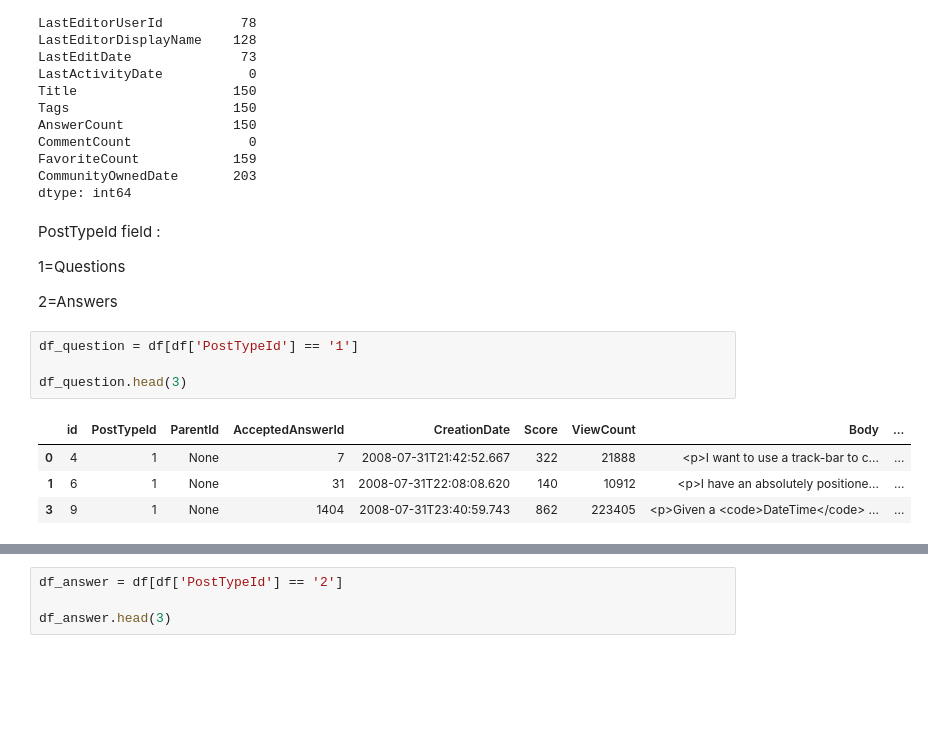
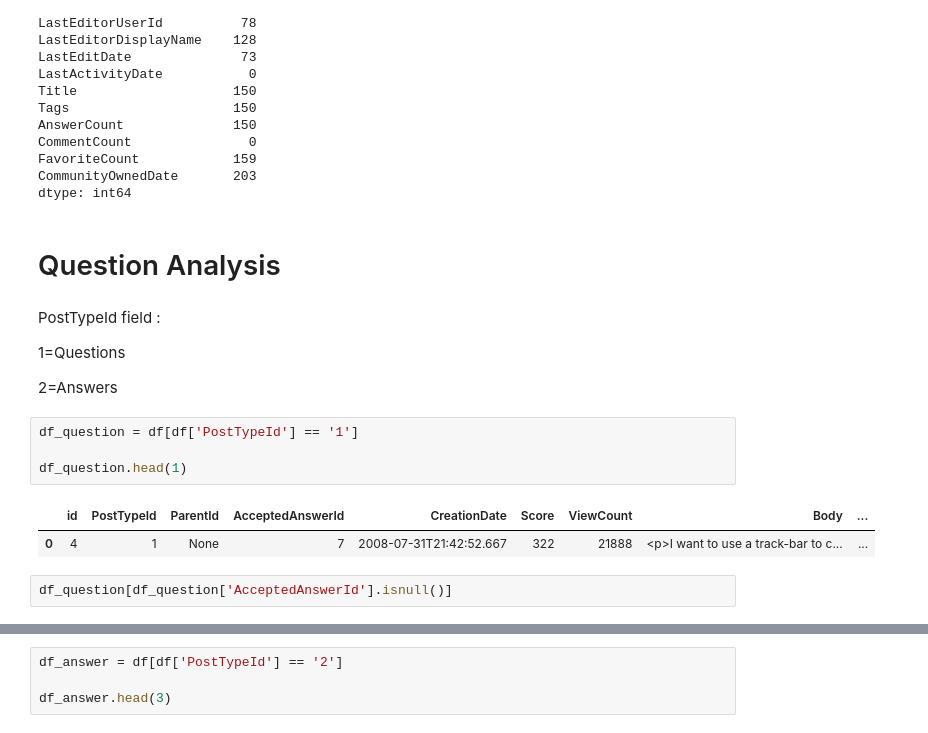
Before and after one commit to mostafa-ja/Data-Mining-fall-2023, a Jupyter notebook: Data_Mining1.ipynb, the cells around one changed output, grey strips where cells are left out. Drawn from its saved outputs; the diff is of its cells as text; blank space fills up the shorter version.

```diff
--- a/Data_Mining1.ipynb
+++ b/Data_Mining1.ipynb
@@ -191,6 +212,8 @@ CommentCount               0
 FavoriteCount            159
 CommunityOwnedDate       203
 dtype: int64
+# %% [markdown]
+# Question Analysis
 # %% [markdown]
 PostTypeId field :
 
@@ -200,9 +223,9 @@ PostTypeId field :
 # %%
 df_question = df[df['PostTypeId'] == '1']
 
-df_question.head(3)
+df_question.head(1)
 # %% [output]
 |  | id | PostTypeId | ParentId | AcceptedAnswerId | CreationDate | Score | ViewCount | Body | ... |
 | 0 | 4 | 1 | None | 7 | 2008-07-31T21:42:52.667 | 322 | 21888 | <p>I want to use a track-bar to c... | ... |
-| 1 | 6 | 1 | None | 31 | 2008-07-31T22:08:08.620 | 140 | 10912 | <p>I have an absolutely positione... | ... |
-| 3 | 9 | 1 | None | 1404 | 2008-07-31T23:40:59.743 | 862 | 223405 | <p>Given a <code>DateTime</code> ... | ... |
+# %%
+df_question[df_question['AcceptedAnswerId'].isnull()]
```
Also changed, not shown: parts of 28 cells of this notebook.
